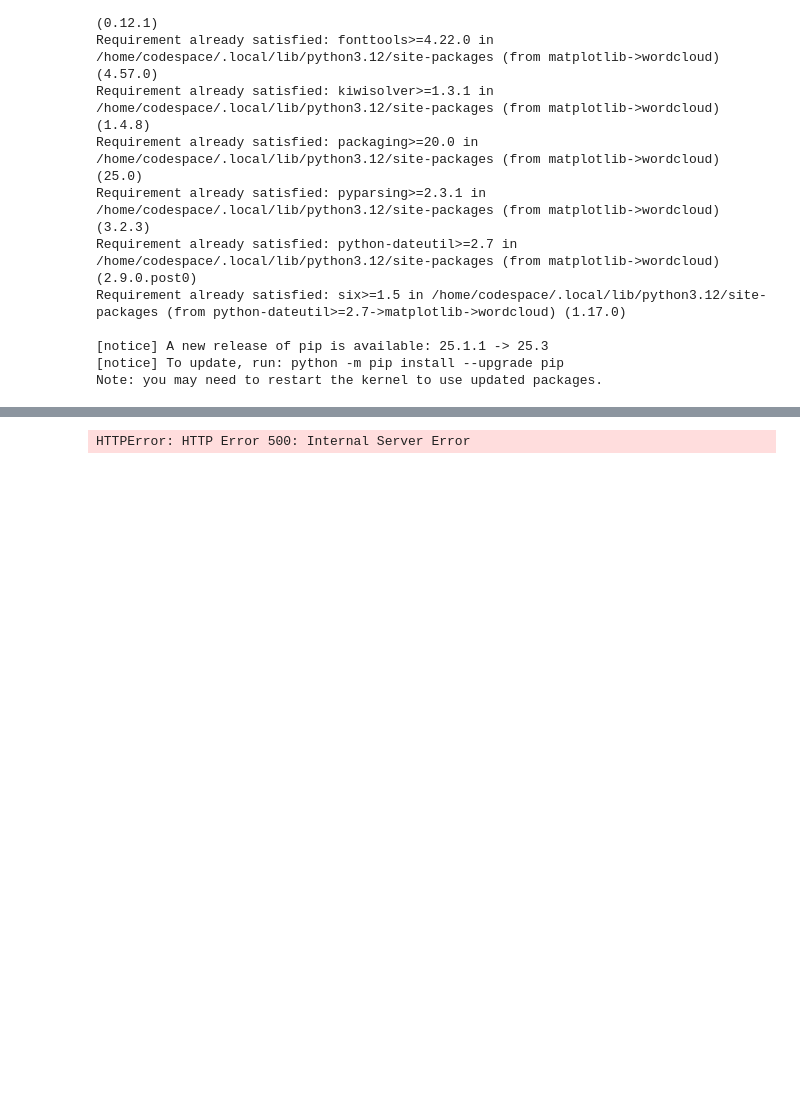
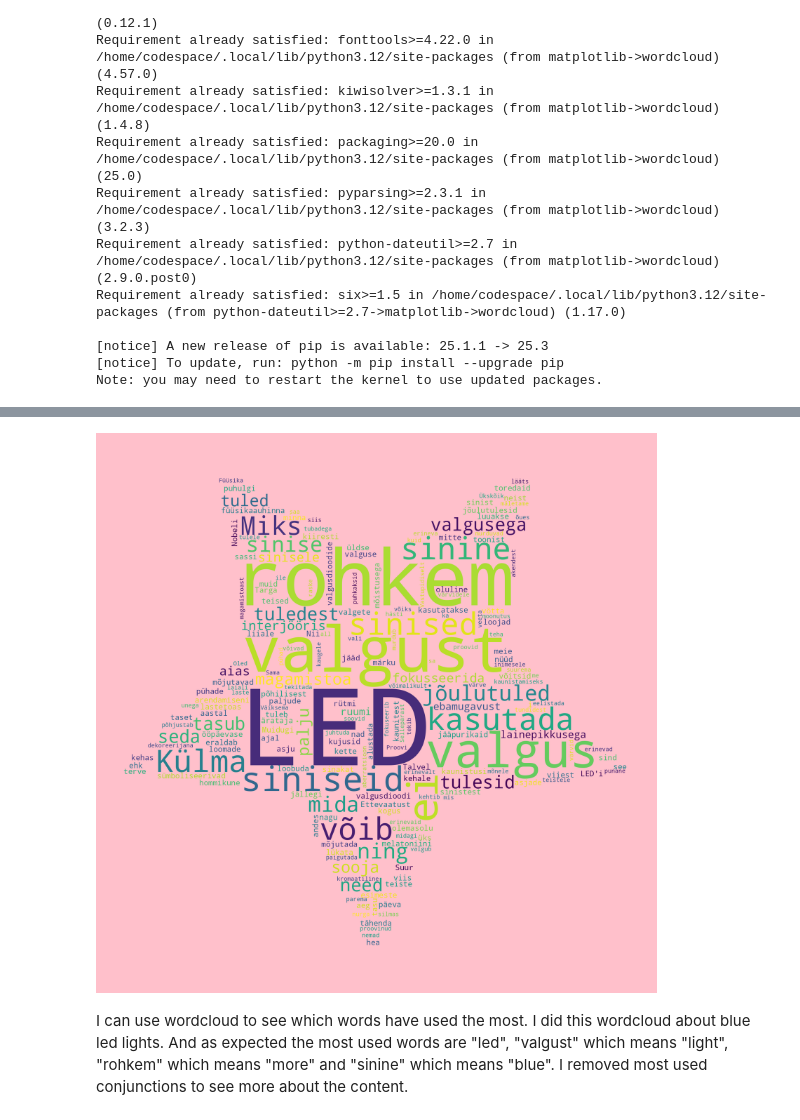
Before and after one commit to nmaarja/dt-2025-data-visualisation, a Jupyter notebook: notebooks/class_work/homework_week11.ipynb, the cells around one changed output, grey strips where cells are left out. Cells and saved outputs as stored; diff of their text form; code cells hidden in the pictures; blank space fills up the shorter version.

```diff
--- a/notebooks/class_work/homework_week11.ipynb
+++ b/notebooks/class_work/homework_week11.ipynb
@@ -73,15 +65,20 @@ Image.open("image1.png")
 # %%
 from wordcloud import WordCloud
 from PIL import Image # import image class from PIL
 import urllib.request # library to work with URL
 import numpy as np # in order to work with image masks
 
-text = urllib.request.urlopen("https://drive.google.com/uc?export=download&id=1MBQ5OebeGeHrKq5ixlL0wO-noZo-HhKFbKqT0qx23Qs").read().decode()
-# https://docs.google.com/document/d/1MBQ5OebeGeHrKq5ixlL0wO-noZo-HhKFbKqT0qx23Qs/edit?usp=sharing
+text = urllib.request.urlopen("https://raw.githubusercontent.com/nmaarja/dt-2025-data-visualisation/refs/heads/codespace-jubilant-orbit-gr97595599x39g76/notebooks/class_work/text.txt").read().decode()
 
-img = urllib.request.urlretrieve("https://drive.google.com/uc?export=download&id=1m8GdDDAbDAJAXQQoRr-AYoNQkxjlEJBI",
+
+img =urllib.request.urlretrieve("https://drive.google.com/uc?export=download&id=1N3Jtk_Swwws1r1aufIlrfR4BLG5dBPKE",
     "image1.png")
 
-WordCloud(mask=np.array(Image.open("image1.png")),background_color="gray").generate_from_text(text).to_image()
+# using this shape as a mask, change baackround color and add stopwords
+WordCloud(mask=np.array(Image.open("image1.png")),background_color="pink",stopwords=["ja", "kui", "et", "pigem", "aga", "on"]).generate_from_text(text).to_image()
 # %% [output]
-HTTPError: HTTP Error 500: Internal Server Error
+[figure, added]
+# %% [markdown]
+I can use wordcloud to see which words have used the most.
+I did this wordcloud about blue led lights. And as expected the most used words are "led", "valgust" which means "light", "rohkem" which means "more" and "sinine" which means "blue".
+I removed most used conjunctions to see more about the content.
```
Also changed, not shown: parts of 3 cells of this notebook, 1 other file.
